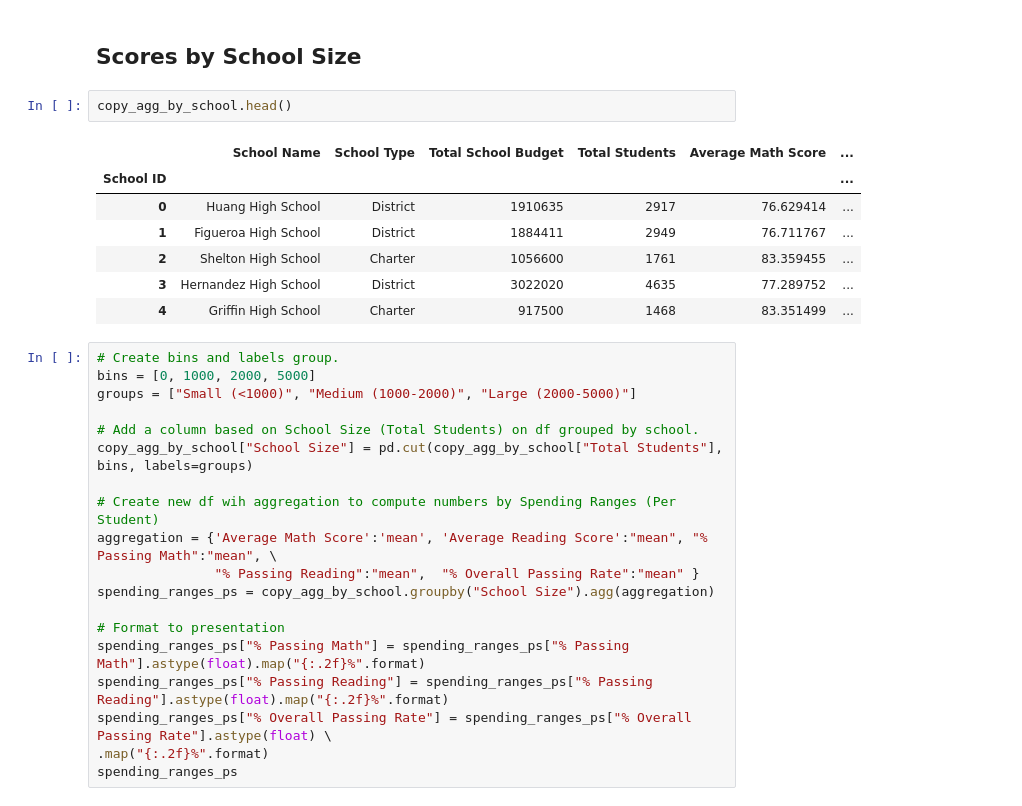
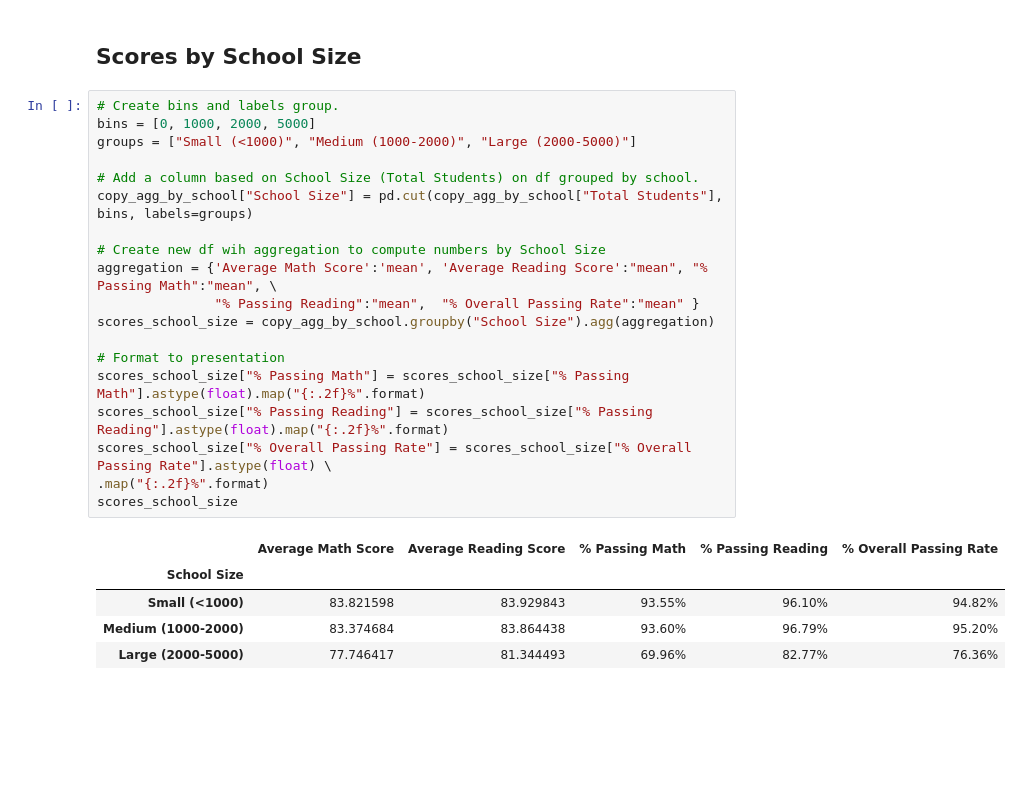
Before and after one commit to pamcuellas/CitySchoolsAnalysis, a Jupyter notebook: City Schools Analysis.ipynb, the cells around one changed output. Drawn from its saved outputs; the diff is of its cells as text; blank space fills up the shorter version.

```diff
--- a/City Schools Analysis.ipynb
+++ b/City Schools Analysis.ipynb
@@ -262,32 +262,28 @@ spending_ranges_ps
 | $645-675 | 76.997210 | 81.027843 | 66.16% | 81.13% | ... |
 # %% [markdown]
 ## Scores by School Size
-# %%
-copy_agg_by_school.head()
-# %% [output]
-|  | School Name | School Type | Total School Budget | Total Students | Average Math Score | ... |
-| School ID |  |  |  |  |  | ... |
-| 0 | Huang High School | District | 1910635 | 2917 | 76.629414 | ... |
-| 1 | Figueroa High School | District | 1884411 | 2949 | 76.711767 | ... |
-| 2 | Shelton High School | Charter | 1056600 | 1761 | 83.359455 | ... |
-| 3 | Hernandez High School | District | 3022020 | 4635 | 77.289752 | ... |
-| 4 | Griffin High School | Charter | 917500 | 1468 | 83.351499 | ... |
 # %%
 # Create bins and labels group.
 bins = [0, 1000, 2000, 5000]
 groups = ["Small (<1000)", "Medium (1000-2000)", "Large (2000-5000)"]
 
 # Add a column based on School Size (Total Students) on df grouped by school.
 copy_agg_by_school["School Size"] = pd.cut(copy_agg_by_school["Total Students"], bins, labels=groups)
 
-# Create new df wih aggregation to compute numbers by Spending Ranges (Per Student)
+# Create new df wih aggregation to compute numbers by School Size
 aggregation = {'Average Math Score':'mean', 'Average Reading Score':"mean", "% Passing Math":"mean", \
                "% Passing Reading":"mean",  "% Overall Passing Rate":"mean" }
-spending_ranges_ps = copy_agg_by_school.groupby("School Size").agg(aggregation)
+scores_school_size = copy_agg_by_school.groupby("School Size").agg(aggregation)
 
 # Format to presentation
-spending_ranges_ps["% Passing Math"] = spending_ranges_ps["% Passing Math"].astype(float).map("{:.2f}%".format)
-spending_ranges_ps["% Passing Reading"] = spending_ranges_ps["% Passing Reading"].astype(float).map("{:.2f}%".format)
-spending_ranges_ps["% Overall Passing Rate"] = spending_ranges_ps["% Overall Passing Rate"].astype(float) \
+scores_school_size["% Passing Math"] = scores_school_size["% Passing Math"].astype(float).map("{:.2f}%".format)
+scores_school_size["% Passing Reading"] = scores_school_size["% Passing Reading"].astype(float).map("{:.2f}%".format)
+scores_school_size["% Overall Passing Rate"] = scores_school_size["% Overall Passing Rate"].astype(float) \
 .map("{:.2f}%".format)
-spending_ranges_ps
+scores_school_size
+# %% [output]
+|  | Average Math Score | Average Reading Score | % Passing Math | % Passing Reading | % Overall Passing Rate |
+| School Size |  |  |  |  |  |
+| Small (<1000) | 83.821598 | 83.929843 | 93.55% | 96.10% | 94.82% |
+| Medium (1000-2000) | 83.374684 | 83.864438 | 93.60% | 96.79% | 95.20% |
+| Large (2000-5000) | 77.746417 | 81.344493 | 69.96% | 82.77% | 76.36% |
```
Also changed, not shown: parts of 3 cells of this notebook.
